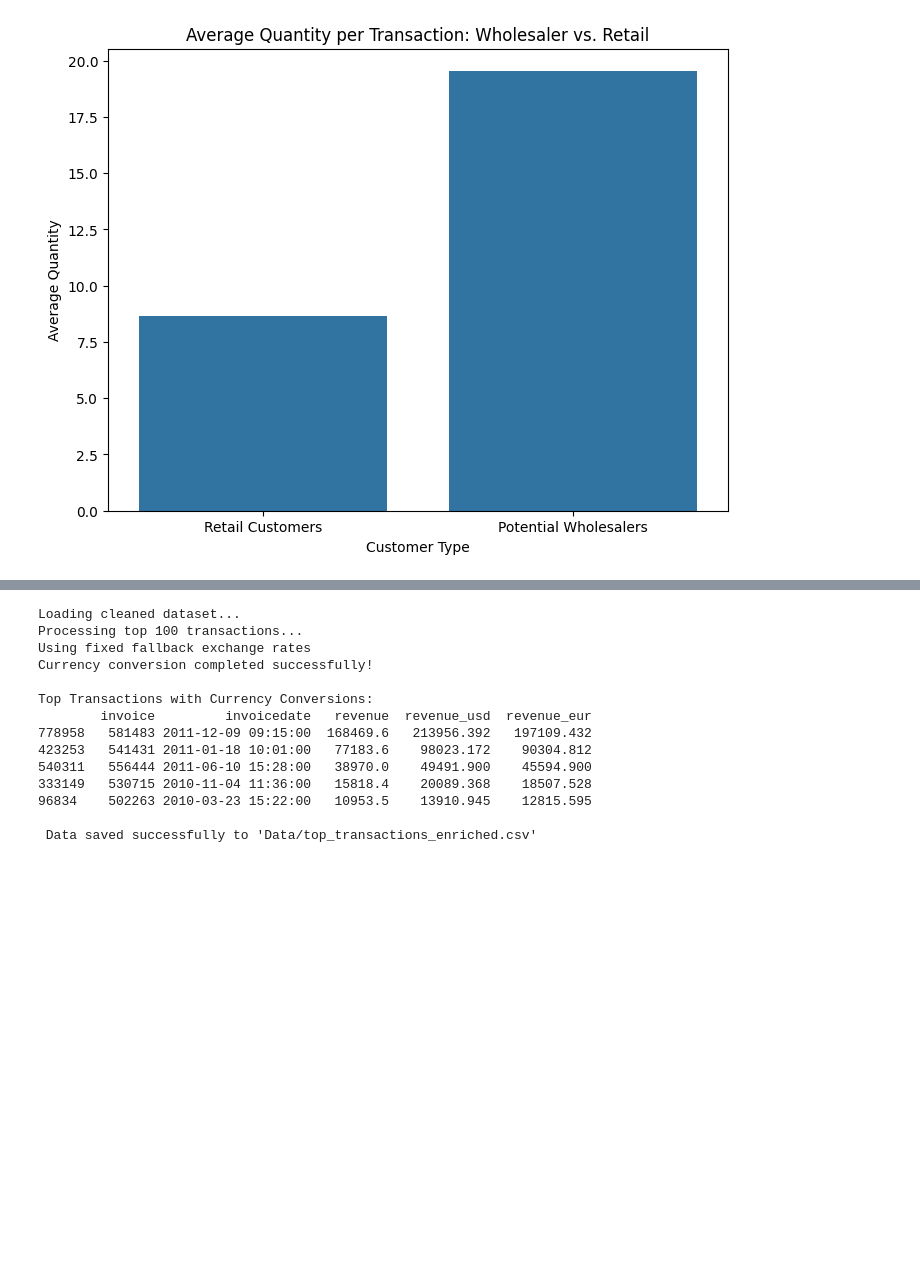
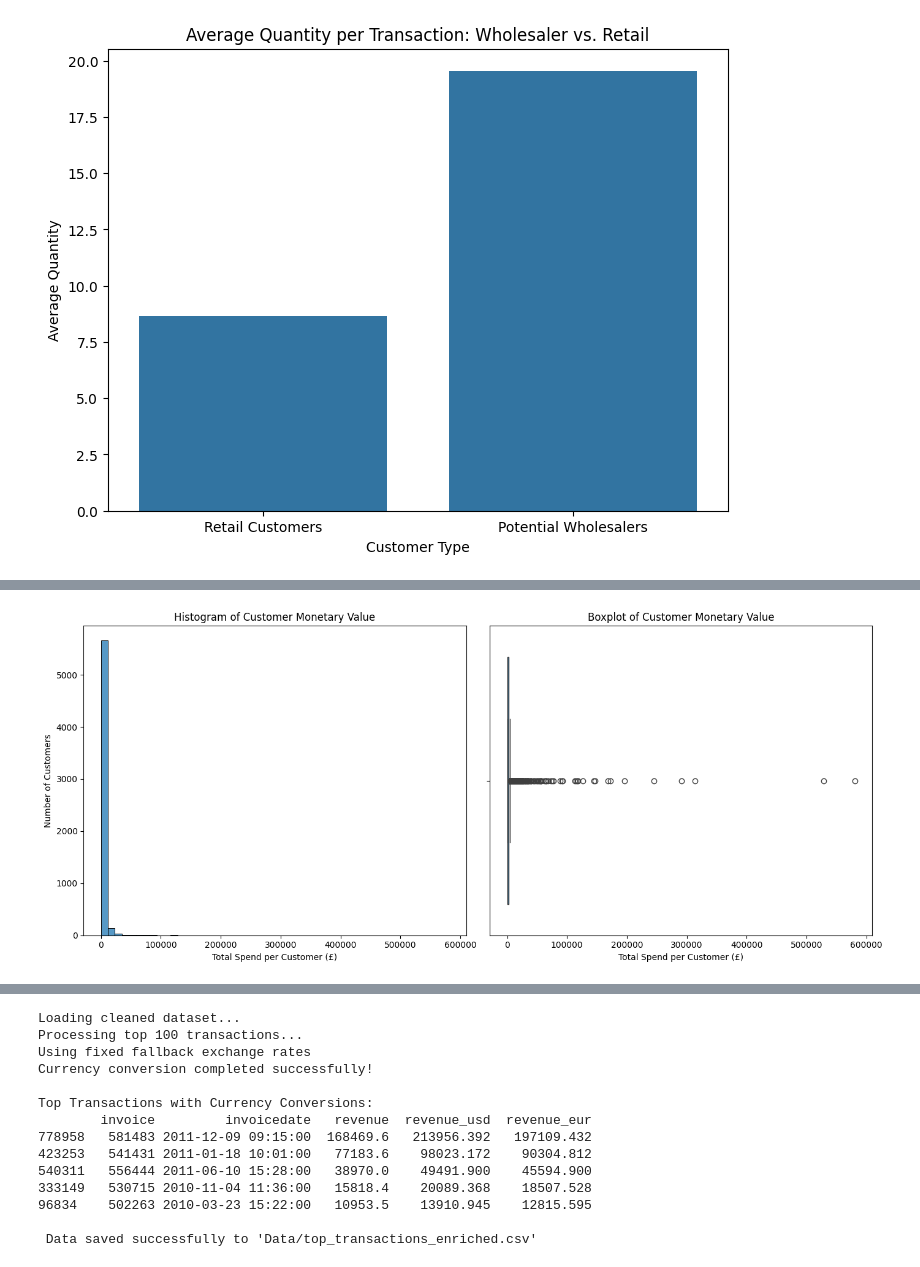
Before and after one commit to Chathura0607/Retail_Mind, a Jupyter notebook: data_cleaning.ipynb, the cells around one changed output, grey strips where cells are left out. Saved outputs shown, nothing was run; the diff lists cells and outputs as text; code cells hidden in the pictures; blank space fills up the shorter version.

```diff
--- a/data_cleaning.ipynb
+++ b/data_cleaning.ipynb
@@ -730,0 +726,28 @@ Data saved successfully to 'Data/top_transactions_enriched.csv'
+# %%
+# --- Wholesaler Hypothesis: Distribution of Customer Monetary Value ---
+
+import matplotlib.pyplot as plt
+import seaborn as sns
+
+# Calculate total spend per customer
+monetary_per_customer = df.groupby('customer_id')['revenue'].sum()
+
+plt.figure(figsize=(14,6))
+
+# Histogram
+plt.subplot(1,2,1)
+sns.histplot(monetary_per_customer, bins=50, kde=False)
+plt.title('Histogram of Customer Monetary Value')
+plt.xlabel('Total Spend per Customer (£)')
+plt.ylabel('Number of Customers')
+
+# Boxplot
+plt.subplot(1,2,2)
+sns.boxplot(x=monetary_per_customer)
+plt.title('Boxplot of Customer Monetary Value')
+plt.xlabel('Total Spend per Customer (£)')
+
+plt.tight_layout()
+plt.show()
+# %% [output]
+[figure, added]
```
Also changed, not shown: parts of 26 cells of this notebook.
